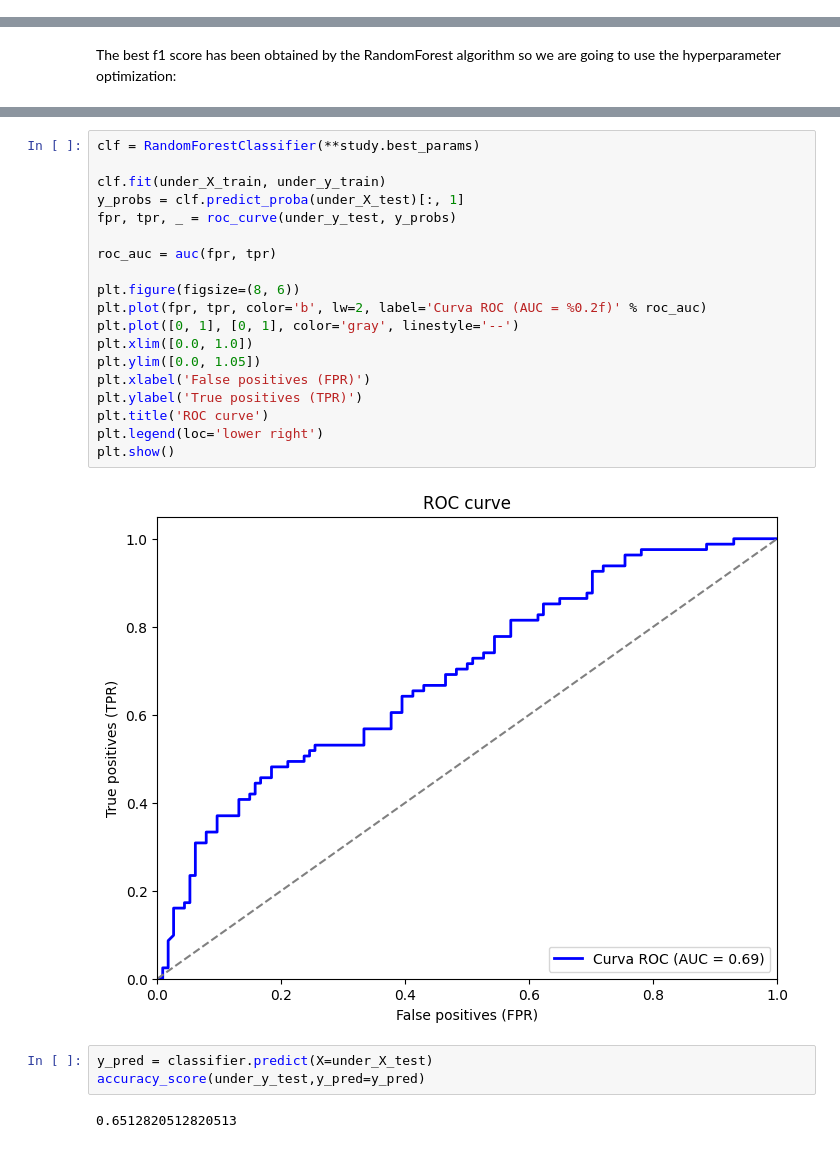
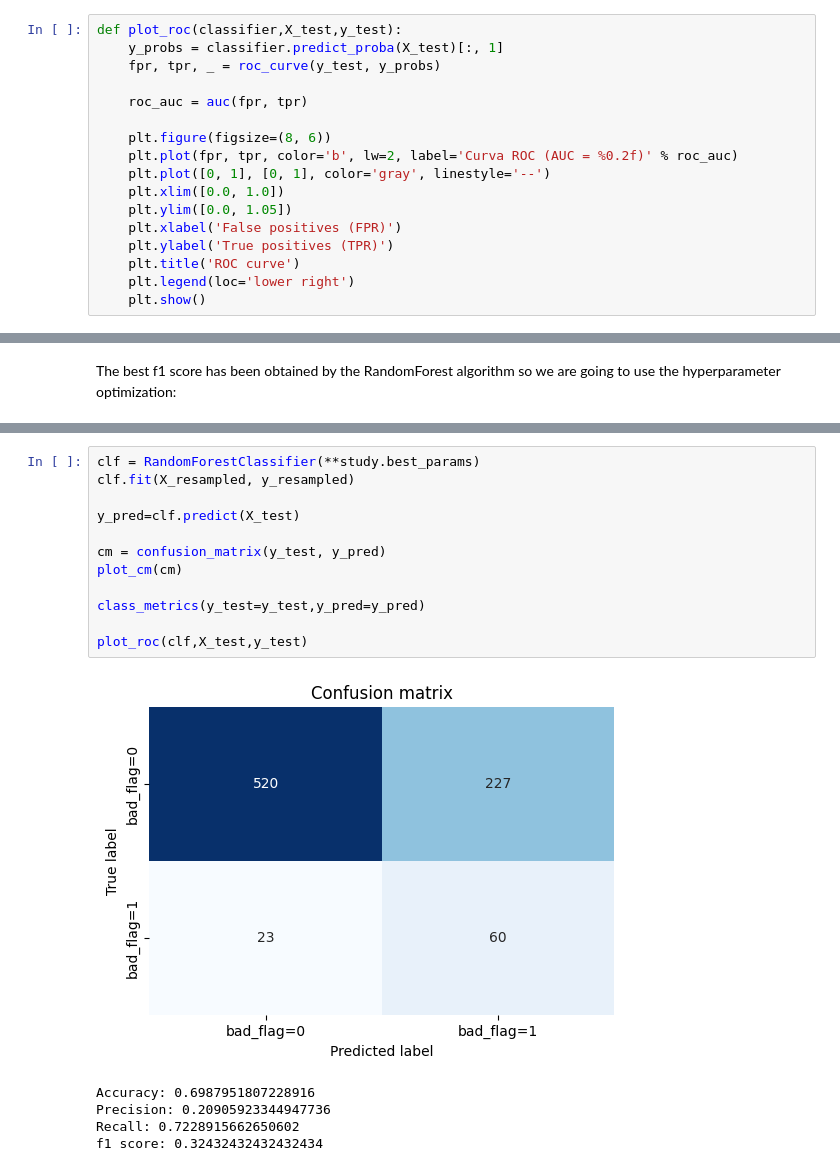
Before and after one commit to GonzaloDC/ML_Classification, a Jupyter notebook: Notebooks/Exp_1 Undersampling.ipynb, the cells around one changed output, grey strips where cells are left out. Saved outputs shown, nothing was run; the diff lists cells and outputs as text.

```diff
--- a/Notebooks/Exp_1 Undersampling.ipynb
+++ b/Notebooks/Exp_1 Undersampling.ipynb
@@ -34,3 +65,20 @@ classifiers = [
+# %%
+def plot_roc(classifier,X_test,y_test):
+    y_probs = classifier.predict_proba(X_test)[:, 1]
+    fpr, tpr, _ = roc_curve(y_test, y_probs)
+
+    roc_auc = auc(fpr, tpr)
+
+    plt.figure(figsize=(8, 6))
+    plt.plot(fpr, tpr, color='b', lw=2, label='Curva ROC (AUC = %0.2f)' % roc_auc)
+    plt.plot([0, 1], [0, 1], color='gray', linestyle='--')
+    plt.xlim([0.0, 1.0])
+    plt.ylim([0.0, 1.05])
+    plt.xlabel('False positives (FPR)')
+    plt.ylabel('True positives (TPR)')
+    plt.title('ROC curve')
+    plt.legend(loc='lower right')
+    plt.show()
 # %% [markdown]
 ## 1. Experiment 1
 
@@ -153,26 +187,18 @@ Best params:  {'n_estimators': 199, 'max_depth': 10, 'min_samples_split': 0.1063
-# %%
-clf = RandomForestClassifier(**study.best_params)
-
-clf.fit(under_X_train, under_y_train)
-y_probs = clf.predict_proba(under_X_test)[:, 1]
-fpr, tpr, _ = roc_curve(under_y_test, y_probs)
-
-roc_auc = auc(fpr, tpr)
-
-plt.figure(figsize=(8, 6))
-plt.plot(fpr, tpr, color='b', lw=2, label='Curva ROC (AUC = %0.2f)' % roc_auc)
-plt.plot([0, 1], [0, 1], color='gray', linestyle='--')
-plt.xlim([0.0, 1.0])
-plt.ylim([0.0, 1.05])
-plt.xlabel('False positives (FPR)')
-plt.ylabel('True positives (TPR)')
-plt.title('ROC curve')
-plt.legend(loc='lower right')
-plt.show()
-# %% [output]
-[figure, removed]
-# %%
-y_pred = classifier.predict(X=under_X_test)
-accuracy_score(under_y_test,y_pred=y_pred)
-# %% [output]
-0.6512820512820513
+# %%
+clf = RandomForestClassifier(**study.best_params)
+clf.fit(X_resampled, y_resampled)
+
+y_pred=clf.predict(X_test)
+
+cm = confusion_matrix(y_test, y_pred)
+plot_cm(cm)
+
+class_metrics(y_test=y_test,y_pred=y_pred)
+
+plot_roc(clf,X_test,y_test)
+# %% [output]
+[figure, added]
+Accuracy: 0.6987951807228916
+Precision: 0.20905923344947736
+Recall: 0.7228915662650602
+f1 score: 0.32432432432432434
```
Also changed, not shown: parts of 17 cells of this notebook, 2 other files.
